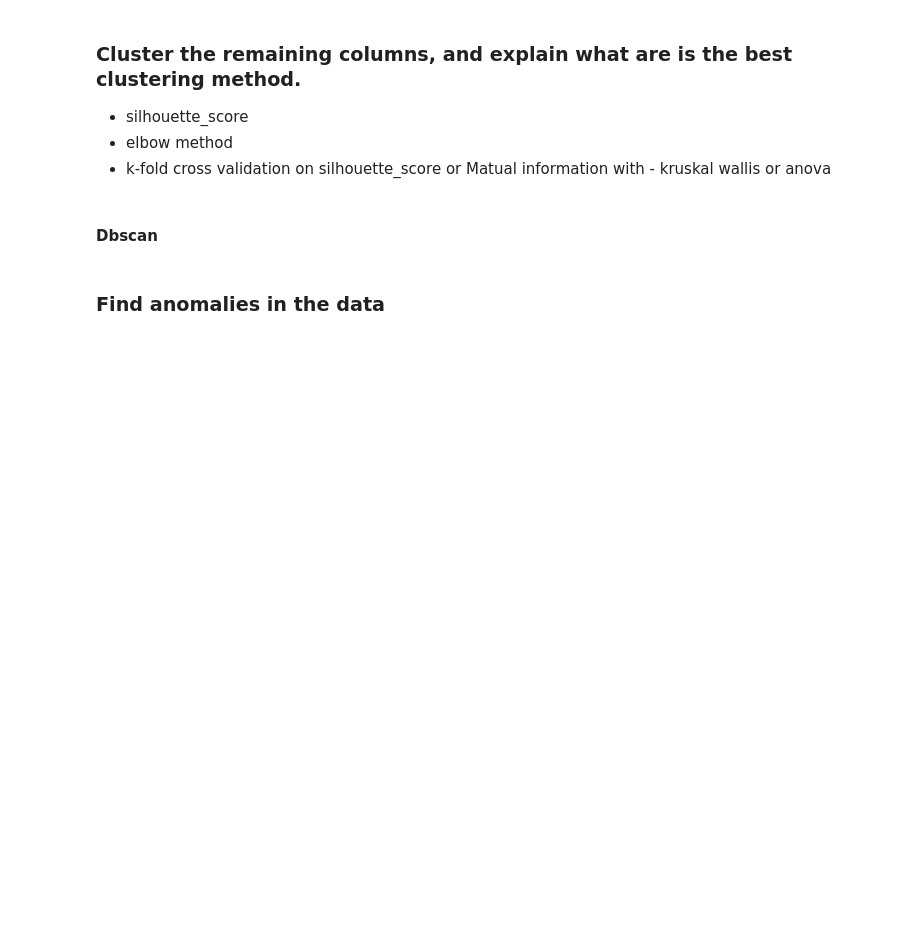
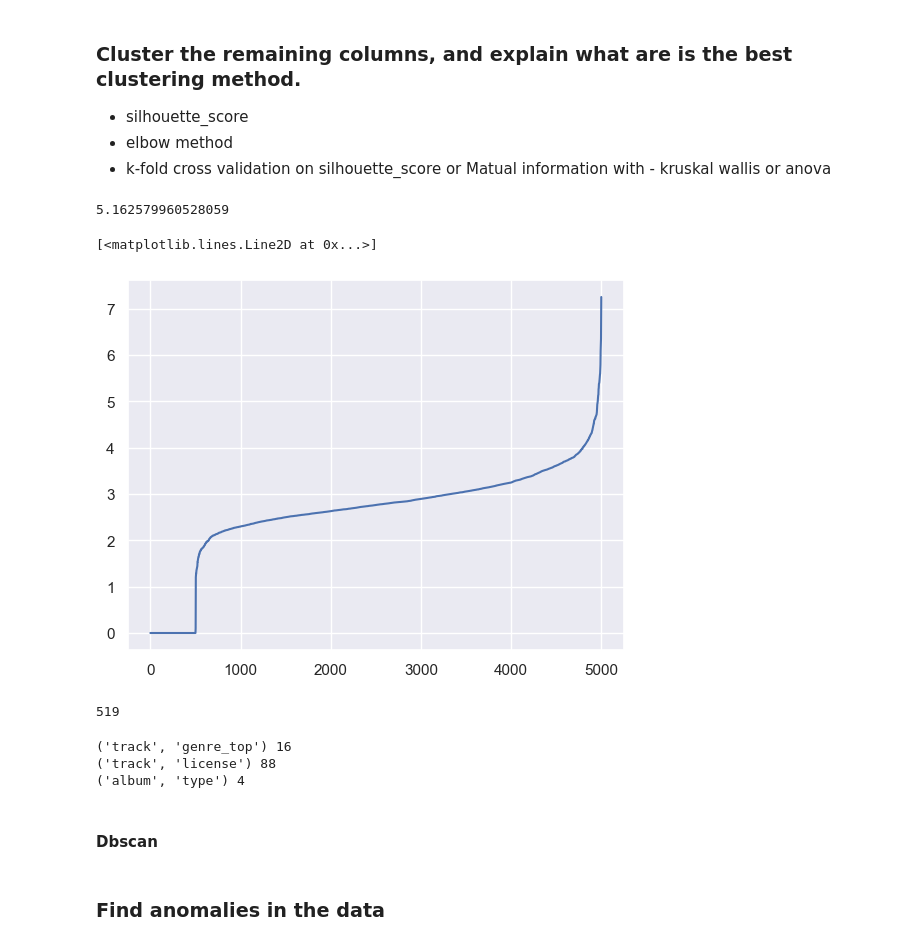
Before and after one commit to YD5463/unsupervised-learning-project, a Jupyter notebook: notebooks/static_data.ipynb, the cells around one changed output. Saved outputs shown, nothing was run; the diff lists cells and outputs as text; code cells hidden in the pictures; blank space fills up the shorter version.

Commit message:
add statis dataset clustering algo flow

```diff
--- a/notebooks/static_data.ipynb
+++ b/notebooks/static_data.ipynb
@@ -10,2 +28,21 @@ list(set(tracks.columns) - set(tracks._get_numeric_data().columns))
+# %%
+def load_data() -> Tuple[np.ndarray, pd.DataFrame]:
+    cache_file = f"{data_path}/clean_static_data.csv"
+    if Path(cache_file).is_file():
+        df = pd.read_csv(cache_file)
+    else:
+        features = pd.read_csv(os.path.join(data_path, "features.csv"), index_col=0, header=[0, 1, 2])
+        tracks = pd.read_csv(os.path.join(data_path, "tracks.csv"), index_col=0, header=[0, 1])
+        features.columns = features.columns.map('_'.join)
+        df = pd.concat([features, tracks[external_vars]], axis=1)
+        df = df.dropna()
+        df.to_csv(cache_file)
+    X, y = df.drop(external_vars, axis=1), df[external_vars]
+    for column in external_vars:
+        y[column] = y[column].astype('category').cat.codes
+    X = MinMaxScaler(feature_range=(-1, 1)).fit_transform(X)
+    return X, y
 # %% [markdown]
 ## Implementation Part
+# %%
+X, y = load_data()
@@ -11,0 +65,2 @@ list(set(tracks.columns) - set(tracks._get_numeric_data().columns))
+# %%
+df = pd.read_csv(f"{data_path}/clean_static_data.csv")
@@ -16,0 +444,34 @@ list(set(tracks.columns) - set(tracks._get_numeric_data().columns))
+# %%
+X, y = load_data()
+rows = np.random.randint(X.shape[0], size=cv_size)
+X = X[rows, :]
+# %%
+from sklearn.metrics.pairwise import euclidean_distances
+euclidean_distances(X, X).mean()
+# %% [output]
+5.162579960528059
+# %%
+from sklearn.neighbors import NearestNeighbors
+import matplotlib.pyplot as plt
+import seaborn as sns
+sns.set()
+neigh = NearestNeighbors(n_neighbors=2)
+nbrs = neigh.fit(X)
+distances, indices = nbrs.kneighbors(X)
+distances = np.sort(distances, axis=0)
+distances = distances[:,1]
+plt.plot(distances)
+# %% [output]
+[<matplotlib.lines.Line2D at 0x...>]
+[figure, added]
+# %%
+X.shape[1]
+# %% [output]
+519
+# %%
+for column in y.columns:
+    print(column, y[column].nunique())
+# %% [output]
+('track', 'genre_top') 16
+('track', 'license') 88
+('album', 'type') 4
```
Also changed, not shown: parts of 8 cells of this notebook, 3 other files.
